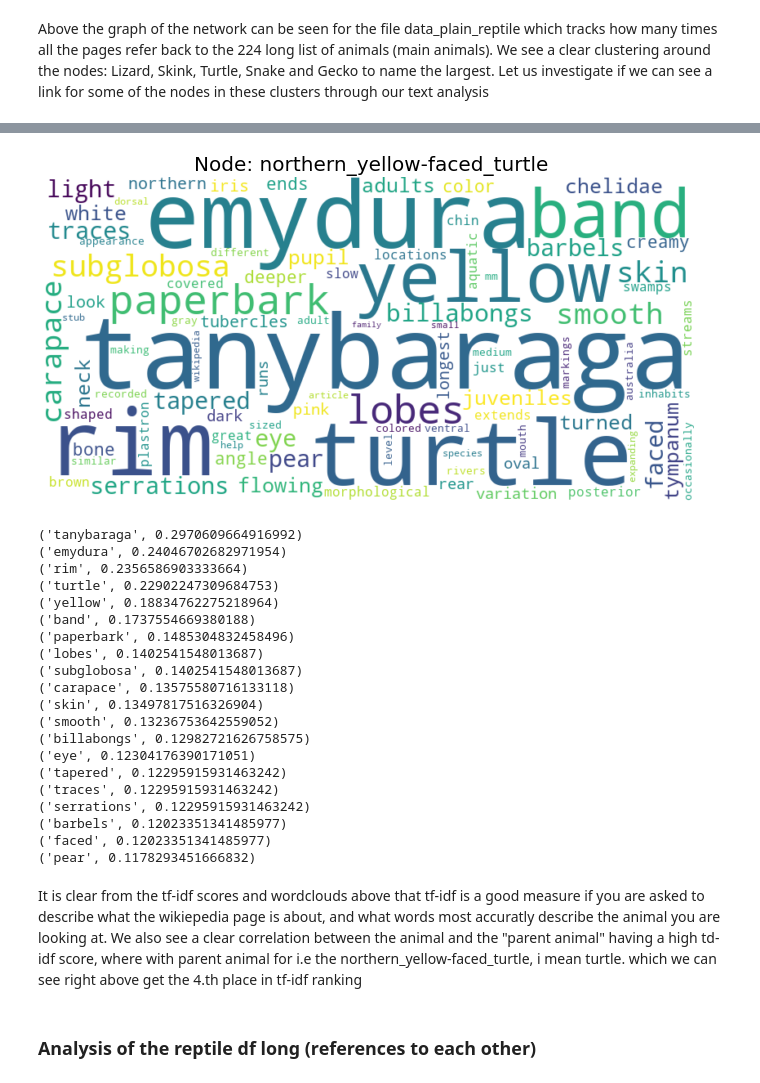
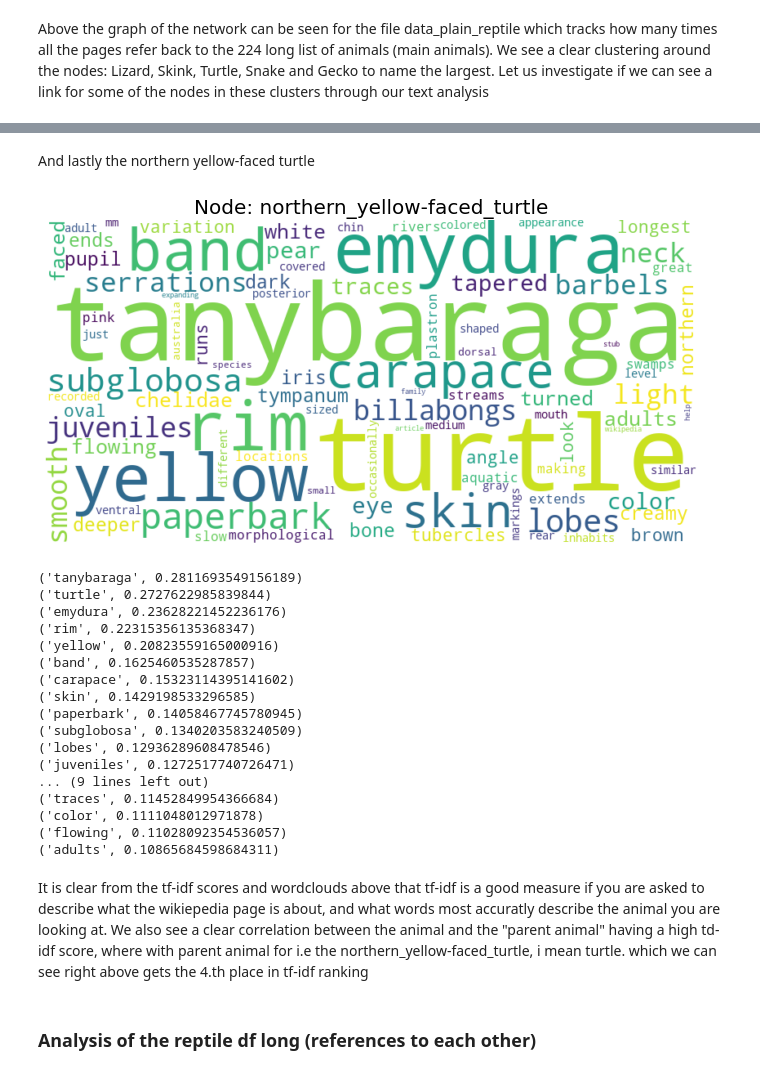
Before and after one commit to cerichs/CSS_Project_A_and_B, a Jupyter notebook: text_analysis.ipynb, the cells around one changed output, grey strips where cells are left out. Saved outputs shown, nothing was run; the diff lists cells and outputs as text; code cells hidden in the pictures.

```diff
--- a/text_analysis.ipynb
+++ b/text_analysis.ipynb
@@ -366,31 +350,30 @@ print_function(data_dict_reptile["top_words"][sample_name], 20)
+# %% [markdown]
+And lastly the northern yellow-faced turtle
 # %%
 sample_name = "northern_yellow-faced_turtle"
-generate_wordcloud(data_dict_reptile_long["top_words"][sample_name], sample_name)
-print_function(data_dict_reptile_long["top_words"][sample_name], 20)
+generate_wordcloud(data_dict_reptile["top_words"][sample_name], sample_name)
+print_function(data_dict_reptile["top_words"][sample_name], 25)
 # %% [output]
-[figure, old version]
+[figure, new version]
-('tanybaraga', 0.2970609664916992)
-('emydura', 0.24046702682971954)
-('rim', 0.2356586903333664)
-('turtle', 0.22902247309684753)
-('yellow', 0.18834762275218964)
-('band', 0.1737554669380188)
-('paperbark', 0.1485304832458496)
-('lobes', 0.1402541548013687)
-('subglobosa', 0.1402541548013687)
-('carapace', 0.13575580716133118)
-('skin', 0.13497817516326904)
-('smooth', 0.13236753642559052)
-('billabongs', 0.12982721626758575)
-('eye', 0.12304176390171051)
-('tapered', 0.12295915931463242)
-('traces', 0.12295915931463242)
-('serrations', 0.12295915931463242)
-('barbels', 0.12023351341485977)
-('faced', 0.12023351341485977)
-('pear', 0.1178293451666832)
+('tanybaraga', 0.2811693549156189)
+('turtle', 0.2727622985839844)
+('emydura', 0.23628221452236176)
+('rim', 0.22315356135368347)
+('yellow', 0.20823559165000916)
+('band', 0.1625460535287857)
+('carapace', 0.15323114395141602)
+('skin', 0.1429198533296585)
+('paperbark', 0.14058467745780945)
+('subglobosa', 0.1340203583240509)
+('lobes', 0.12936289608478546)
+('juveniles', 0.1272517740726471)
+... (9 lines left out)
+('traces', 0.11452849954366684)
+('color', 0.1111048012971878)
+('flowing', 0.11028092354536057)
+('adults', 0.10865684598684311)
 # %% [markdown]
-It is clear from the tf-idf scores and wordclouds above that tf-idf is a good measure if you are asked to describe what the wikiepedia page is about, and what words most accuratly describe the animal you are looking at. We also see a clear correlation between the animal and the "parent animal" having a high td-idf score, where with parent animal for i.e the northern_yellow-faced_turtle, i mean turtle. which we can see right above get the 4.th place in tf-idf ranking
+It is clear from the tf-idf scores and wordclouds above that tf-idf is a good measure if you are asked to describe what the wikiepedia page is about, and what words most accuratly describe the animal you are looking at. We also see a clear correlation between the animal and the "parent animal" having a high td-idf score, where with parent animal for i.e the northern_yellow-faced_turtle, i mean turtle. which we can see right above gets the 4.th place in tf-idf ranking
 # %% [markdown]
 ### Analysis of the reptile df long (references to each other)
 # %%
```
Also changed, not shown: parts of 17 cells of this notebook, 5 other files.
